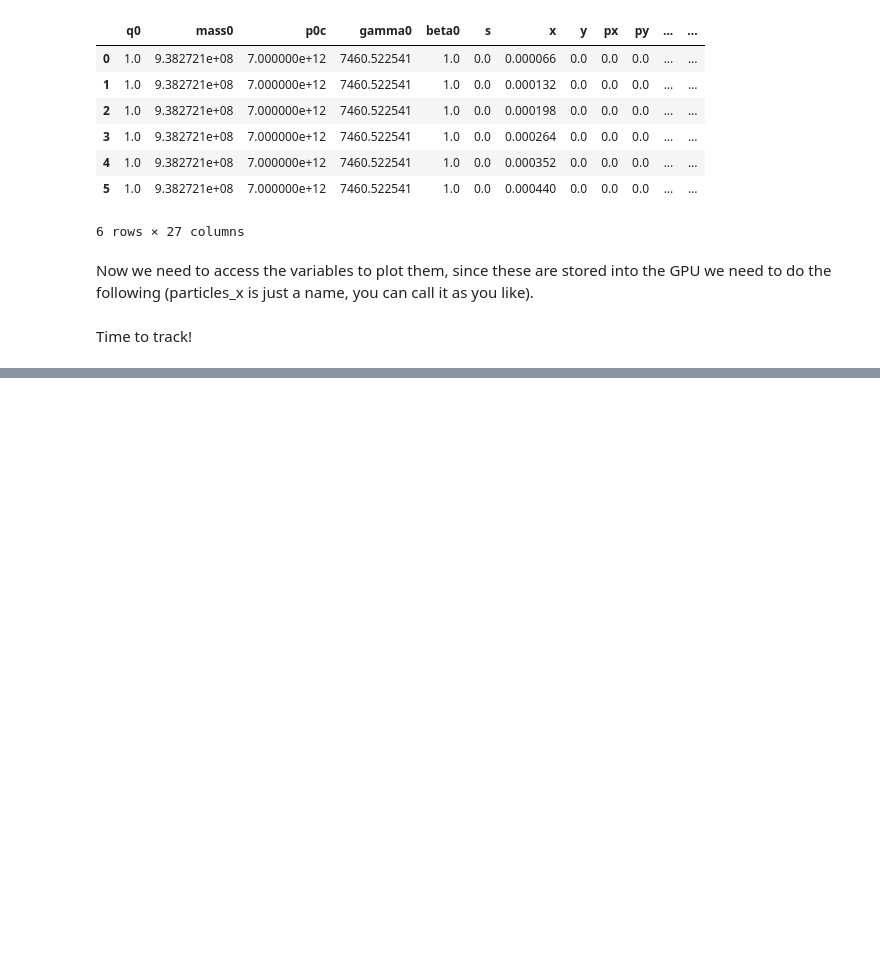
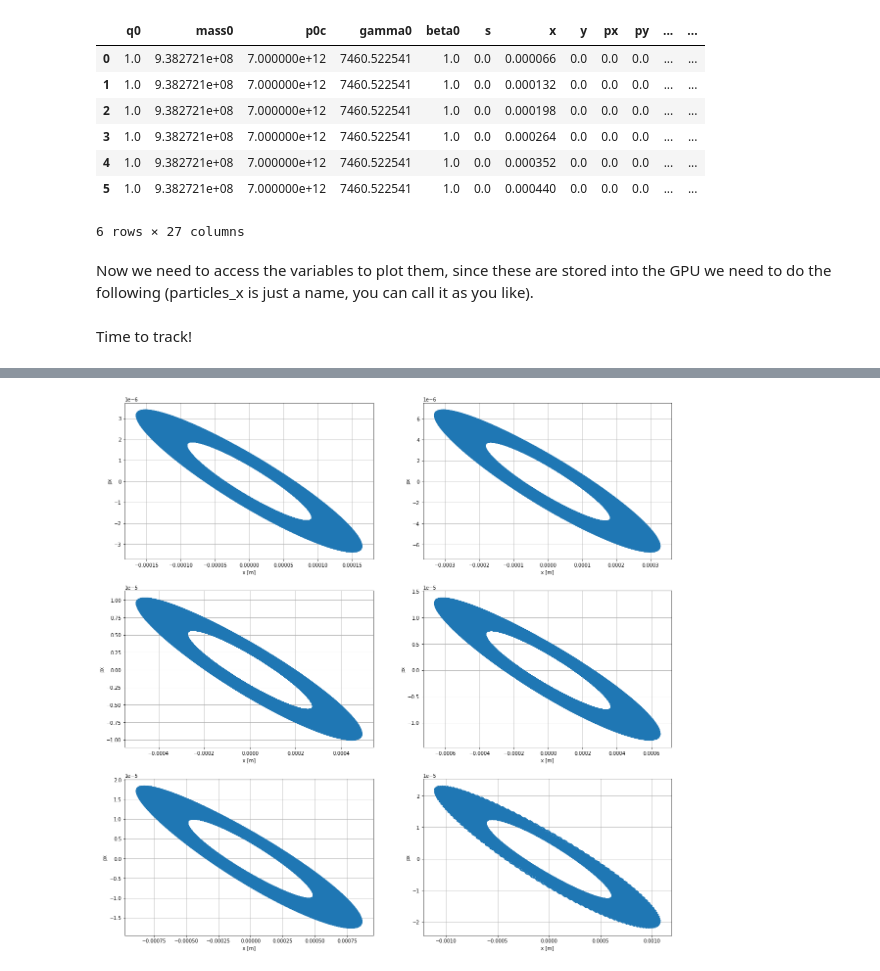
Before and after one commit to andreafornara/git_postprocessing, a Jupyter notebook: Without_Octupoles_GPU.ipynb, the cells around one changed output, grey strips where cells are left out. Saved outputs shown, nothing was run; the diff lists cells and outputs as text; code cells hidden in the pictures; blank space fills up the shorter version.

```diff
--- a/Without_Octupoles_GPU.ipynb
+++ b/Without_Octupoles_GPU.ipynb
@@ -273,0 +523,10 @@ plt.show()
+# %%
+line.vars['cmrs.b1_sq']=0.000999999999768503
+line.vars['cmis.b1_sq']=5.00227990246399e-10
+line.vars['cmrs.b1_sq']=0.5*line.vars['cmrs.b1_sq']
+
+line.vars['dqx.b1_sq'] = 0.00307360121499391
+line.vars['dqy.b1_sq'] = -0.00199038224134226
+tracker = xt.Tracker(_context=ctx, line=line)
+tw = tracker.twiss(particles_3)
+print('Qx = ',tw["qx"]%1,' Qy = ',tw["qy"]%1)
@@ -273,0 +572,42 @@ plt.show()
+# %%
+fig1 = plt.figure(1, figsize=(20, 20))
+
+xtransverse1 = plt.subplot(3,2,1)
+xtransverse1.plot(x[0], px[0])
+xtransverse1.set_xlabel('x [m]')
+xtransverse1.set_ylabel('px')
+xtransverse1.grid()
+
+xtransverse2 = plt.subplot(3,2,2)
+xtransverse2.plot(x[1], px[1])
+xtransverse2.set_xlabel('x [m]')
+xtransverse2.set_ylabel('px')
+xtransverse2.grid()
+
+xtransverse3 = plt.subplot(3,2,3)
+xtransverse3.plot(x[2], px[2])
+xtransverse3.set_xlabel('x [m]')
+xtransverse3.set_ylabel('px')
+xtransverse3.grid()
+
+xtransverse4 = plt.subplot(3,2,4)
+xtransverse4.plot(x[3], px[3])
+xtransverse4.set_xlabel('x [m]')
+xtransverse4.set_ylabel('px')
+xtransverse4.grid()
+
+xtransverse5 = plt.subplot(3,2,5)
+xtransverse5.plot(x[4], px[4])
+xtransverse5.set_xlabel('x [m]')
+xtransverse5.set_ylabel('px')
+xtransverse5.grid()
+
+xtransverse6 = plt.subplot(3,2,6)
+xtransverse6.plot(x[5], px[5])
+xtransverse6.set_xlabel('x [m]')
+xtransverse6.set_ylabel('px')
+xtransverse6.grid()
+
+plt.show()
+# %% [output]
+[figure, added]
```
Also changed, not shown: parts of 36 cells of this notebook, 1 other file.
